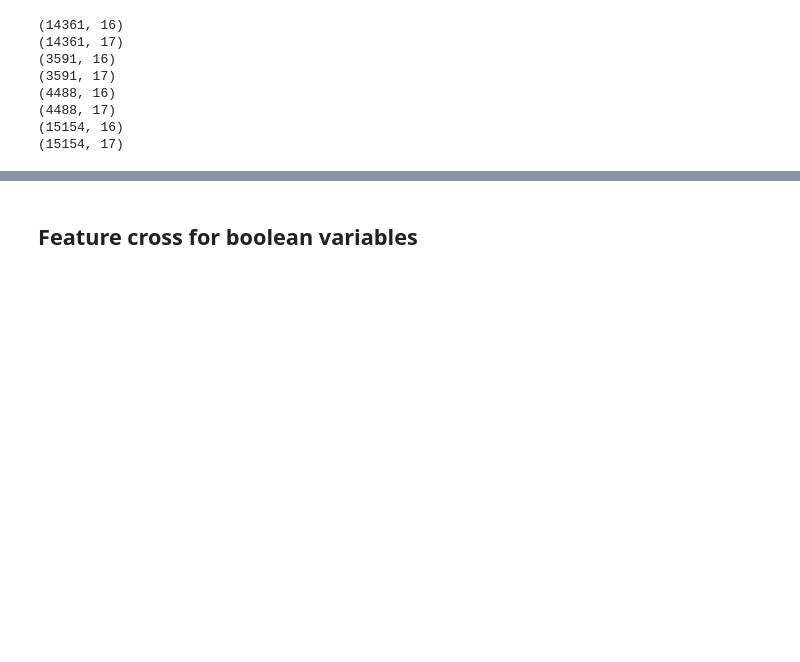
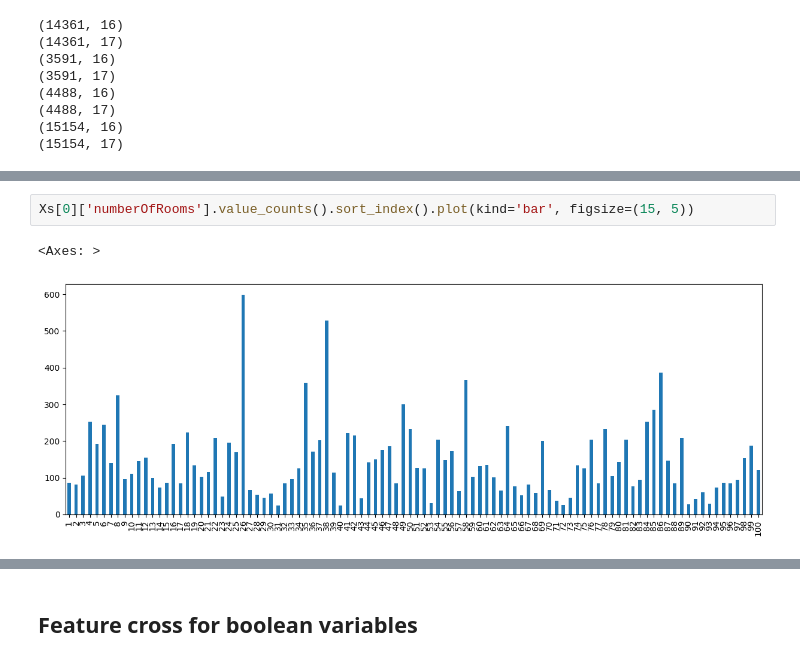
Before and after one commit to PashaIanko/Kaggle.ParisHousingPrices, a Jupyter notebook: 2_data_preparation.ipynb, the cells around one changed output, grey strips where cells are left out. Cells and saved outputs as stored; diff of their text form; blank space fills up the shorter version.

```diff
--- a/2_data_preparation.ipynb
+++ b/2_data_preparation.ipynb
@@ -334,0 +335,5 @@ for i, x in enumerate(Xs):
+# %%
+Xs[0]['numberOfRooms'].value_counts().sort_index().plot(kind='bar', figsize=(15, 5))
+# %% [output]
+<Axes: >
+[figure, added]
```
Also changed, not shown: parts of 27 cells of this notebook.
